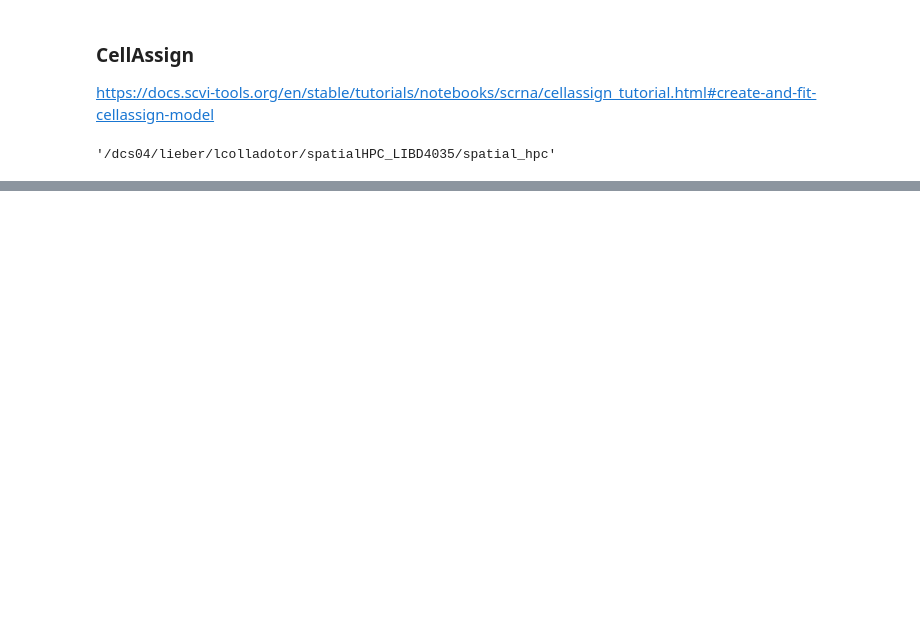
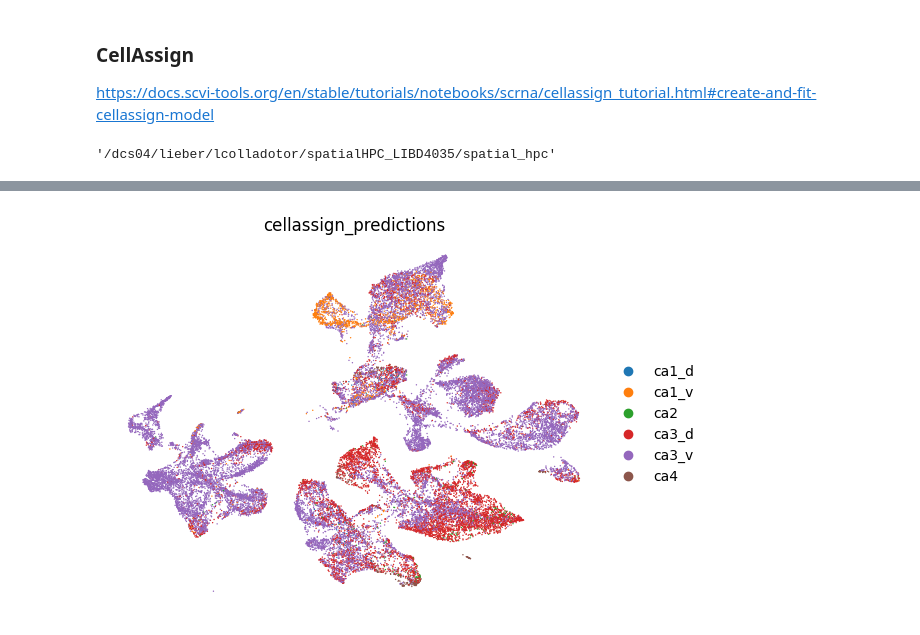
Before and after one commit to LieberInstitute/spatial_hpc, a Jupyter notebook: snRNAseq_hpc/python_analysis/code/04_adata_scVI-CellAssign.ipynb, the cells around one changed output, grey strips where cells are left out. Saved outputs shown, nothing was run; the diff lists cells and outputs as text; code cells hidden in the pictures; blank space fills up the shorter version.

```diff
--- a/snRNAseq_hpc/python_analysis/code/04_adata_scVI-CellAssign.ipynb
+++ b/snRNAseq_hpc/python_analysis/code/04_adata_scVI-CellAssign.ipynb
@@ -93,0 +136,4 @@ sc.pl.umap(adata, color=["cellassign_predictions"], frameon=False)
+# %%
+sc.pl.umap(adata_filt[adata_filt.obs.trust=="completely"], color="cellassign_predictions", frameon=False)
+# %% [output]
+[figure, added]
```
Also changed, not shown: parts of 22 cells of this notebook, 1 other file.
